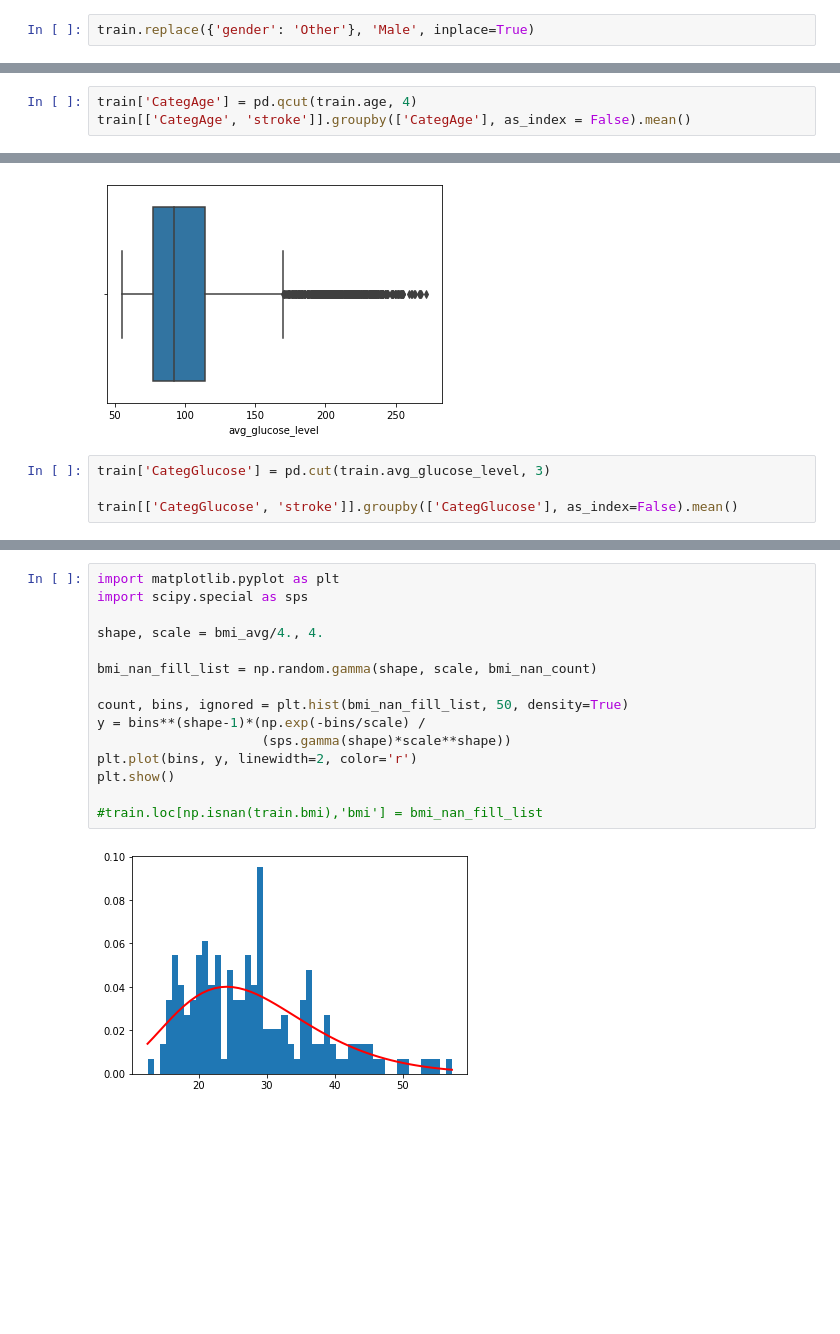
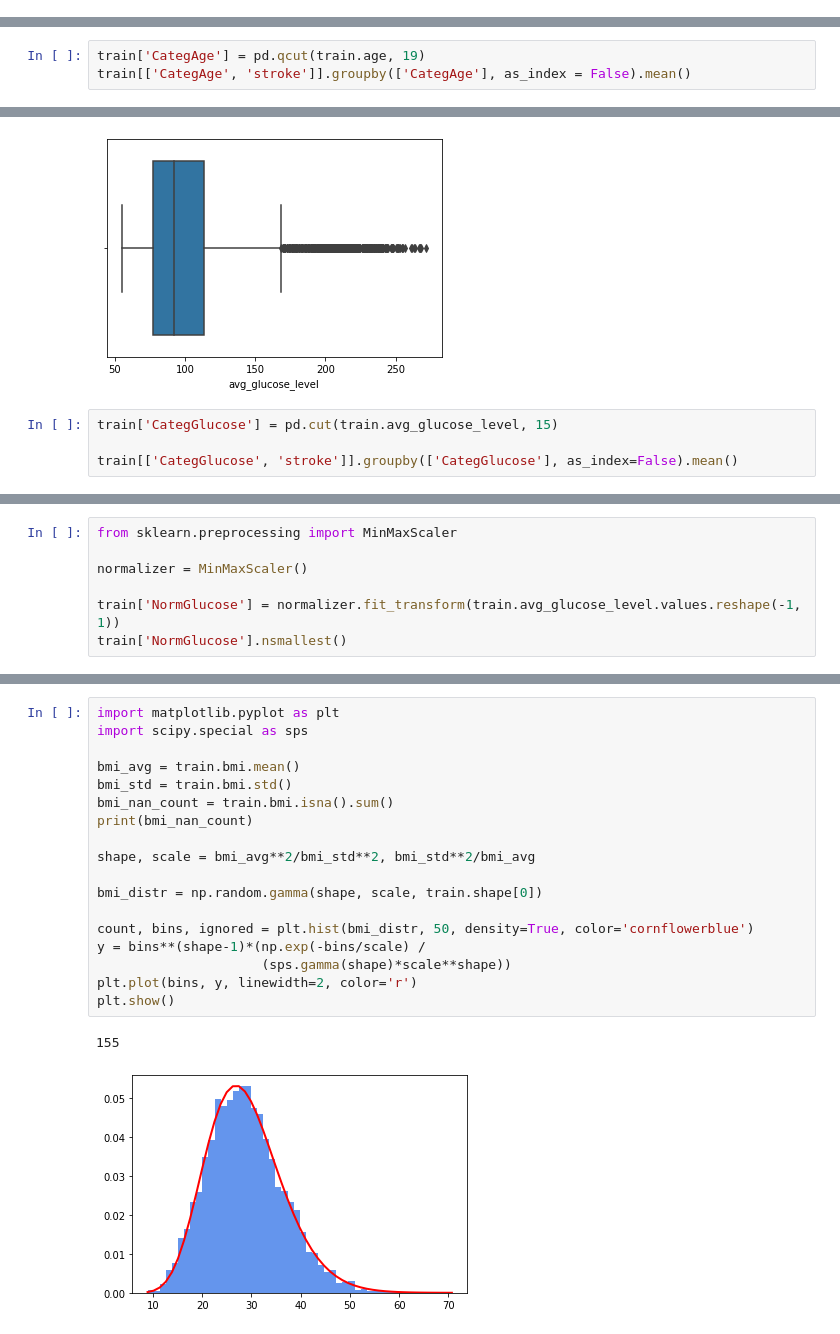
Before and after one commit to MykhaiIo/heart-attention, a Jupyter notebook: data/feature_engineering.ipynb, the cells around one changed output, grey strips where cells are left out. Cells and saved outputs as stored; diff of their text form; blank space fills up the shorter version.

Commit message:
Added bmi feature with filled NaNs, trained gbdt-XGBoost

```diff
--- a/data/feature_engineering.ipynb
+++ b/data/feature_engineering.ipynb
@@ -30,2 +29,0 @@ train.describe()
-# %%
-train.replace({'gender': 'Other'}, 'Male', inplace=True)
@@ -46,5 +69,5 @@ train.nlargest(10, 'avg_glucose_level')
 # %%
-train['CategAge'] = pd.qcut(train.age, 4)
+train['CategAge'] = pd.qcut(train.age, 19)
 train[['CategAge', 'stroke']].groupby(['CategAge'], as_index = False).mean()
 # %% [output]
 |  | CategAge | stroke |
@@ -103,7 +138,7 @@ sns.boxplot(x=train.avg_glucose_level)
 <AxesSubplot:xlabel='avg_glucose_level'>
 [figure]
 # %%
-train['CategGlucose'] = pd.cut(train.avg_glucose_level, 3)
+train['CategGlucose'] = pd.cut(train.avg_glucose_level, 15)
 
 train[['CategGlucose', 'stroke']].groupby(['CategGlucose'], as_index=False).mean()
 # %% [output]
@@ -117,0 +161,7 @@ bmi_nan_count = train.bmi.isna().sum()
+# %%
+from sklearn.preprocessing import MinMaxScaler
+
+normalizer = MinMaxScaler()
+
+train['NormGlucose'] = normalizer.fit_transform(train.avg_glucose_level.values.reshape(-1, 1))
+train['NormGlucose'].nsmallest()
@@ -118,17 +180,21 @@ bmi_nan_count = train.bmi.isna().sum()
 # %%
 import matplotlib.pyplot as plt
 import scipy.special as sps
 
-shape, scale = bmi_avg/4., 4.
+bmi_avg = train.bmi.mean()
+bmi_std = train.bmi.std()
+bmi_nan_count = train.bmi.isna().sum()
+print(bmi_nan_count)
 
-bmi_nan_fill_list = np.random.gamma(shape, scale, bmi_nan_count)
+shape, scale = bmi_avg**2/bmi_std**2, bmi_std**2/bmi_avg
 
-count, bins, ignored = plt.hist(bmi_nan_fill_list, 50, density=True)
+bmi_distr = np.random.gamma(shape, scale, train.shape[0])
+
+count, bins, ignored = plt.hist(bmi_distr, 50, density=True, color='cornflowerblue')
 y = bins**(shape-1)*(np.exp(-bins/scale) /
                      (sps.gamma(shape)*scale**shape))
 plt.plot(bins, y, linewidth=2, color='r')
 plt.show()
-
-#train.loc[np.isnan(train.bmi),'bmi'] = bmi_nan_fill_list
 # %% [output]
+155
-[figure, old version]
+[figure, new version]
```
Also changed, not shown: parts of 37 cells of this notebook, 9 other files.
